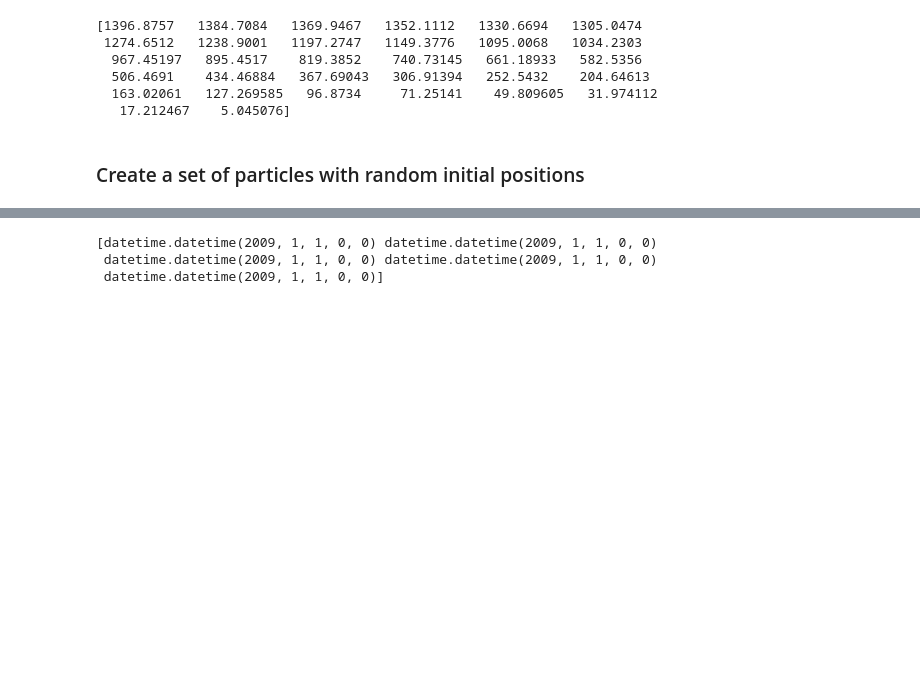
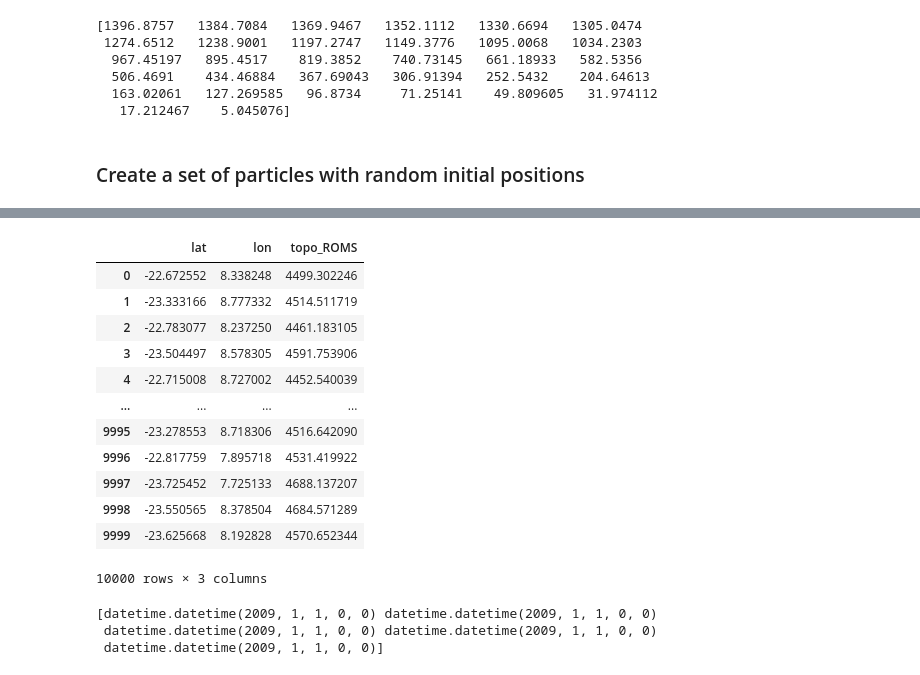
Before and after one commit to LeonMock/master-thesis, a Jupyter notebook: notebooks/2023-04-04_test-ROMS.ipynb, the cells around one changed output, grey strips where cells are left out. Cells and saved outputs as stored; diff of their text form; code cells hidden in the pictures; blank space fills up the shorter version.

```diff
--- a/notebooks/2023-04-04_test-ROMS.ipynb
+++ b/notebooks/2023-04-04_test-ROMS.ipynb
@@ -249,0 +200,23 @@ speed_param = np.random.uniform(
+# %%
+def get_uniform_random_in_cube(
+    lat_start=bathymodiolus_lat-bathymodiolus_delta_lat, lat_end=bathymodiolus_lat+bathymodiolus_delta_lat,
+    lon_start=bathymodiolus_lon-bathymodiolus_delta_lon, lon_end=bathymodiolus_lon+bathymodiolus_delta_lon,
+    N=10,
+):
+    lat = np.rad2deg(
+        np.arcsin(
+            np.random.uniform(
+                np.sin(np.deg2rad(lat_start)),
+                np.sin(np.deg2rad(lat_end)),
+                size=(N, ),
+            )
+        )
+    )
+    lon = np.random.uniform(lon_start, lon_end, size=(N, ))
+
+    return pd.DataFrame(
+        {
+            "lat": lat,
+            "lon": lon,
+        }
+    )
@@ -250,3 +241,19 @@ speed_param = np.random.uniform(
+# %%
+release_points
+# %% [output]
+|  | lat | lon | topo_ROMS |
+| 0 | -22.672552 | 8.338248 | 4499.302246 |
+| 1 | -23.333166 | 8.777332 | 4514.511719 |
+| 2 | -22.783077 | 8.237250 | 4461.183105 |
+| 3 | -23.504497 | 8.578305 | 4591.753906 |
+| 4 | -22.715008 | 8.727002 | 4452.540039 |
+| ... | ... | ... | ... |
+| 9995 | -23.278553 | 8.718306 | 4516.642090 |
+| 9996 | -22.817759 | 7.895718 | 4531.419922 |
+| 9997 | -23.725452 | 7.725133 | 4688.137207 |
+| 9998 | -23.550565 | 8.378504 | 4684.571289 |
+| 9999 | -23.625668 | 8.192828 | 4570.652344 |
+10000 rows × 3 columns
 # %%
 print(time[:5])
 # %% [output]
```
Also changed, not shown: parts of 18 cells of this notebook, 27 other files.
